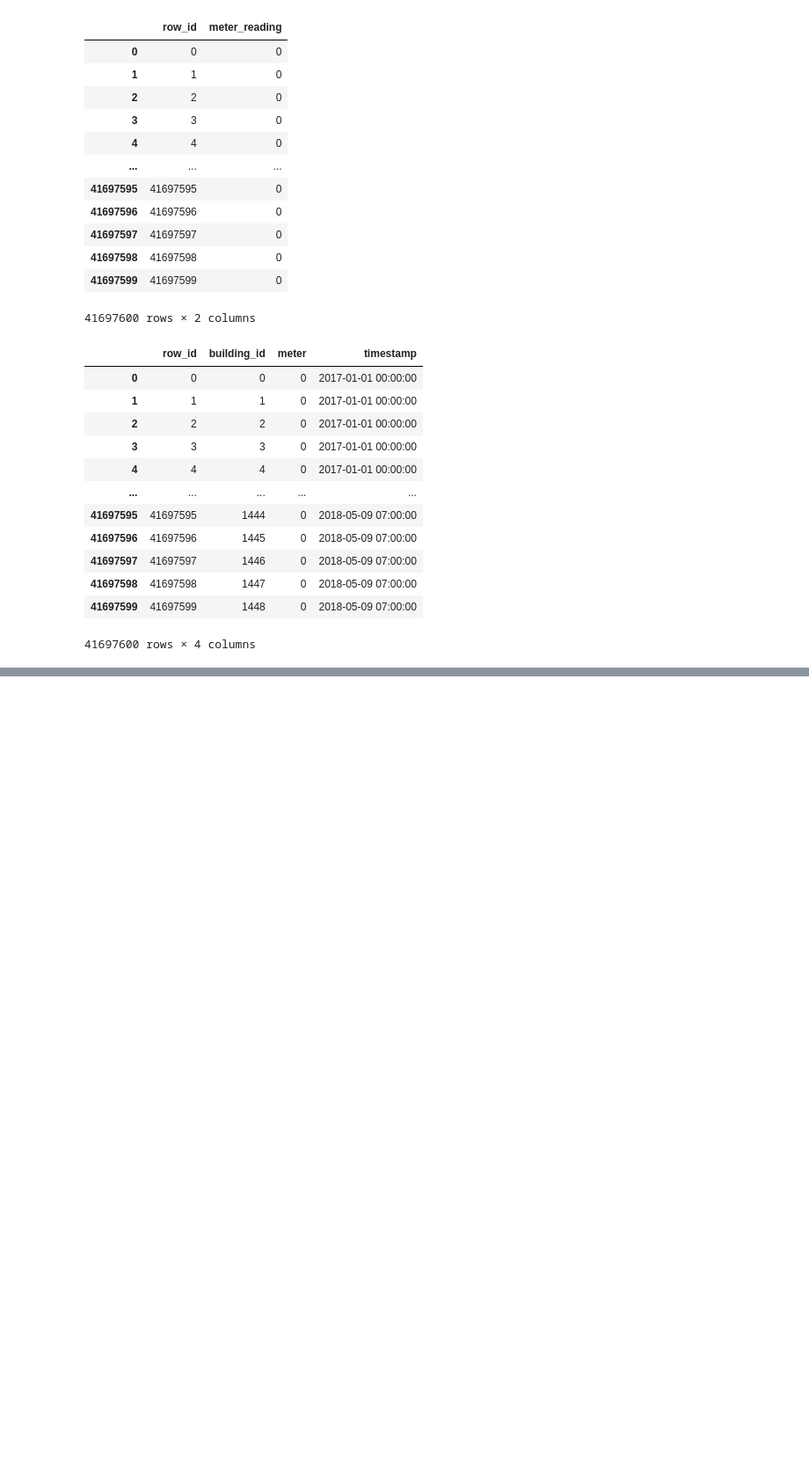
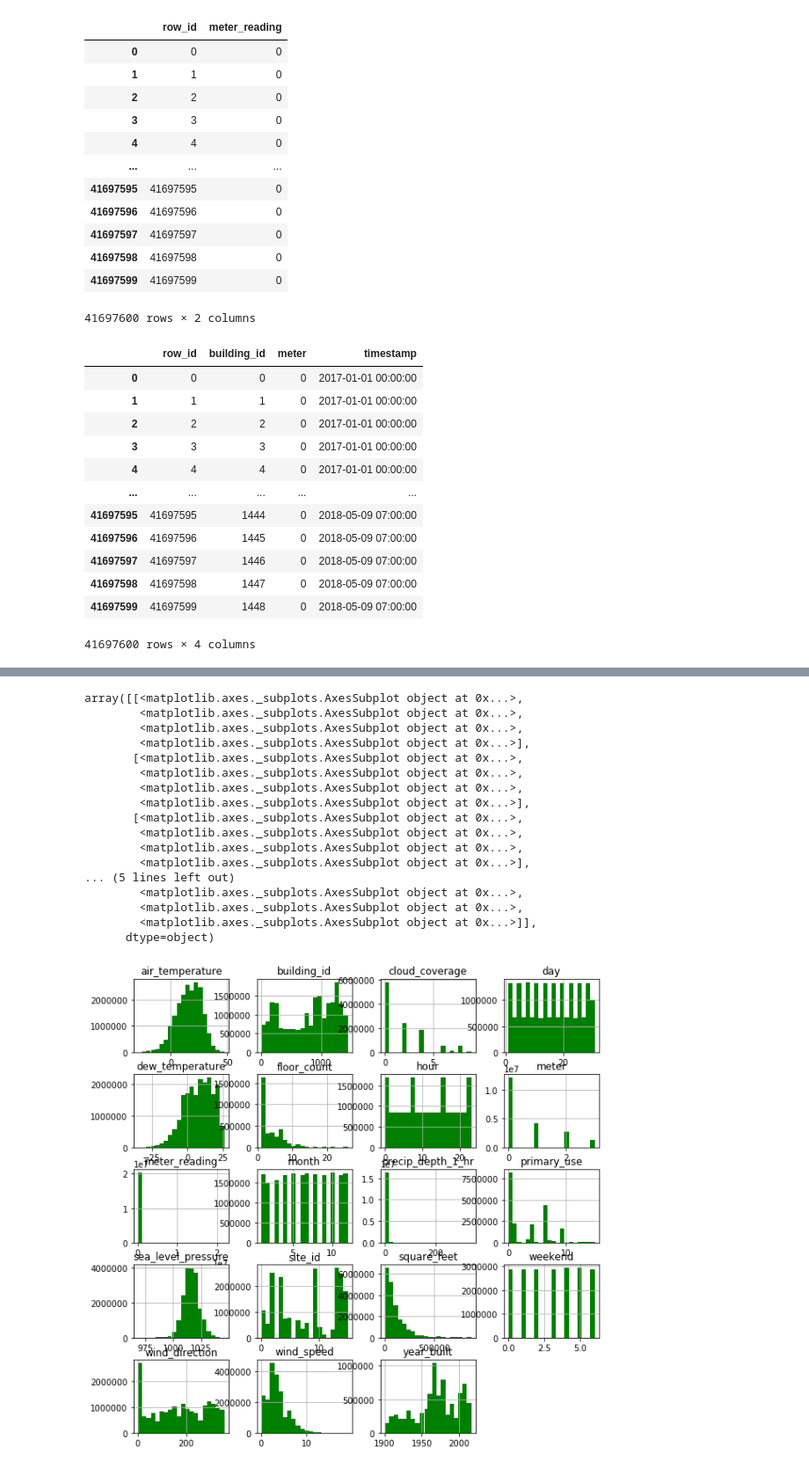
Before and after one commit to jpakele/capstone, a Jupyter notebook: scratchWork.ipynb, the cells around one changed output, grey strips where cells are left out. Shown at 88% size. Drawn from its saved outputs; the diff is of its cells as text; code cells hidden in the pictures; blank space fills up the shorter version.

```diff
--- a/scratchWork.ipynb
+++ b/scratchWork.ipynb
@@ -368,0 +233,24 @@ meanFloor(build)
+# %%
+import matplotlib.pyplot as plt
+import seaborn as sns
+
+train.hist(figsize=(10,10),color="green",bins=20)
+# %% [output]
+array([[<matplotlib.axes._subplots.AxesSubplot object at 0x...>,
+        <matplotlib.axes._subplots.AxesSubplot object at 0x...>,
+        <matplotlib.axes._subplots.AxesSubplot object at 0x...>,
+        <matplotlib.axes._subplots.AxesSubplot object at 0x...>],
+       [<matplotlib.axes._subplots.AxesSubplot object at 0x...>,
+        <matplotlib.axes._subplots.AxesSubplot object at 0x...>,
+        <matplotlib.axes._subplots.AxesSubplot object at 0x...>,
+        <matplotlib.axes._subplots.AxesSubplot object at 0x...>],
+       [<matplotlib.axes._subplots.AxesSubplot object at 0x...>,
+        <matplotlib.axes._subplots.AxesSubplot object at 0x...>,
+        <matplotlib.axes._subplots.AxesSubplot object at 0x...>,
+        <matplotlib.axes._subplots.AxesSubplot object at 0x...>],
+... (5 lines left out)
+        <matplotlib.axes._subplots.AxesSubplot object at 0x...>,
+        <matplotlib.axes._subplots.AxesSubplot object at 0x...>,
+        <matplotlib.axes._subplots.AxesSubplot object at 0x...>]],
+      dtype=object)
+[figure, added]
```
Also changed, not shown: parts of 49 cells of this notebook.
